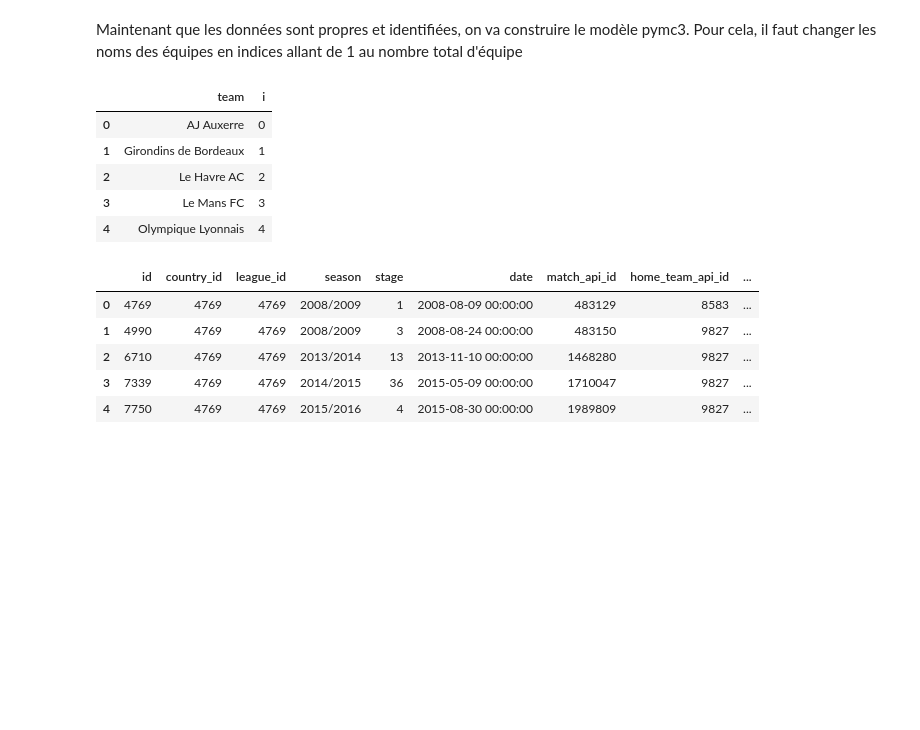
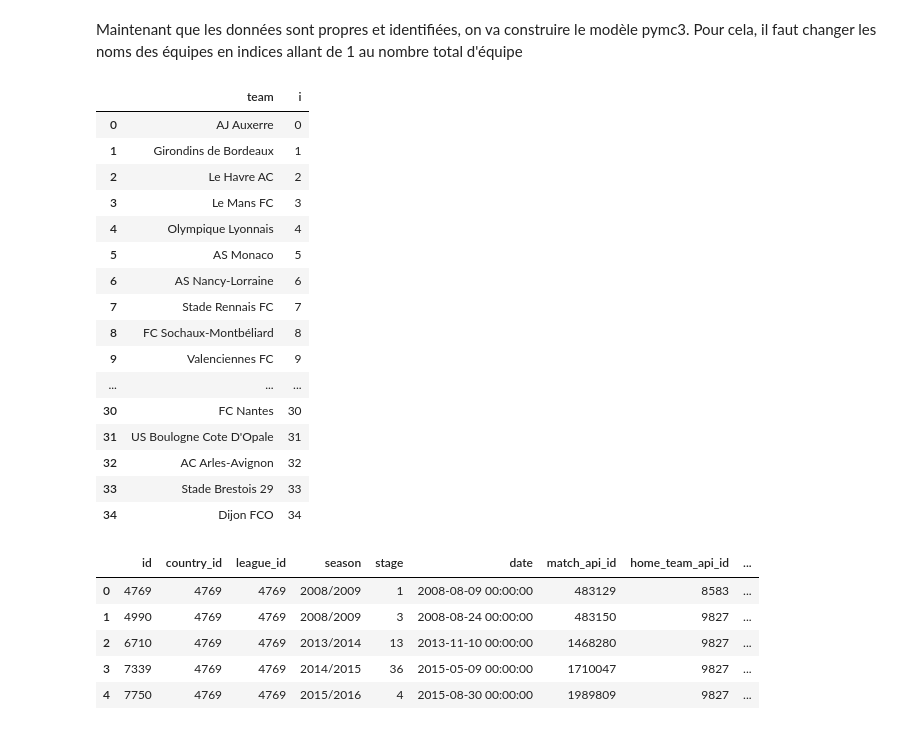
Before and after one commit to alexisrosuel/Football-predictions, a Jupyter notebook: V1.ipynb, the cells around one changed output. Saved outputs shown, nothing was run; the diff lists cells and outputs as text; code cells hidden in the pictures; blank space fills up the shorter version.

```diff
--- a/V1.ipynb
+++ b/V1.ipynb
@@ -73,14 +73,25 @@ teams = match_ligue_1.home_team_long_name.unique()
 teams = pd.DataFrame(teams, columns=['team'])
 teams['i'] = teams.index
 # %%
-teams.head()
+teams
 # %% [output]
 |  | team | i |
 | 0 | AJ Auxerre | 0 |
 | 1 | Girondins de Bordeaux | 1 |
 | 2 | Le Havre AC | 2 |
 | 3 | Le Mans FC | 3 |
 | 4 | Olympique Lyonnais | 4 |
+| 5 | AS Monaco | 5 |
+| 6 | AS Nancy-Lorraine | 6 |
+| 7 | Stade Rennais FC | 7 |
+| 8 | FC Sochaux-Montbéliard | 8 |
+| 9 | Valenciennes FC | 9 |
+| ... | ... | ... |
+| 30 | FC Nantes | 30 |
+| 31 | US Boulogne Cote D'Opale | 31 |
+| 32 | AC Arles-Avignon | 32 |
+| 33 | Stade Brestois 29 | 33 |
+| 34 | Dijon FCO | 34 |
 # %%
 match_ligue_1 = pd.merge(match_ligue_1, teams, left_on='home_team_long_name', right_on='team', how='left')
 match_ligue_1 = match_ligue_1.rename(columns = {'i': 'i_home'}).drop('team', 1)
```
Also changed, not shown: parts of 40 cells of this notebook.
